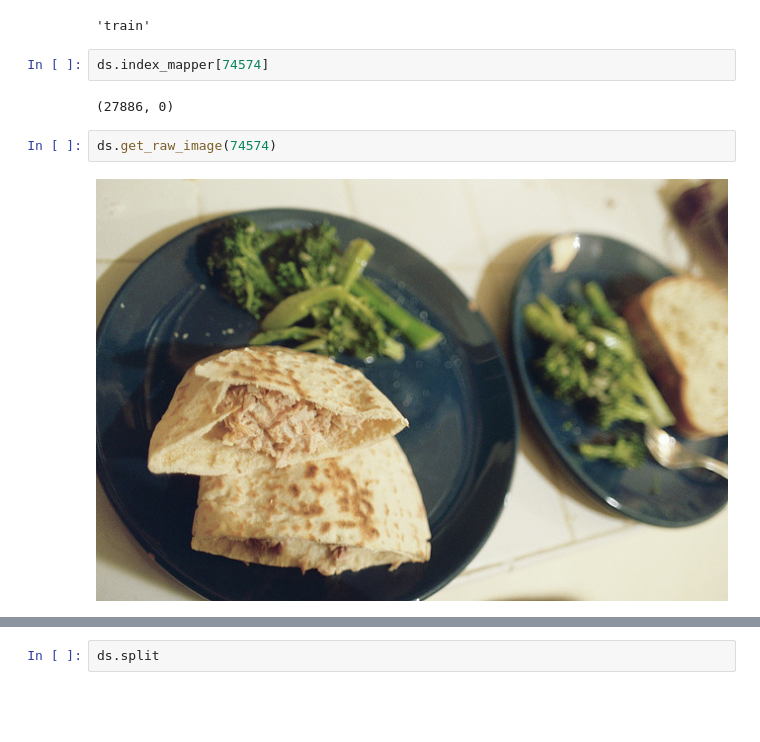
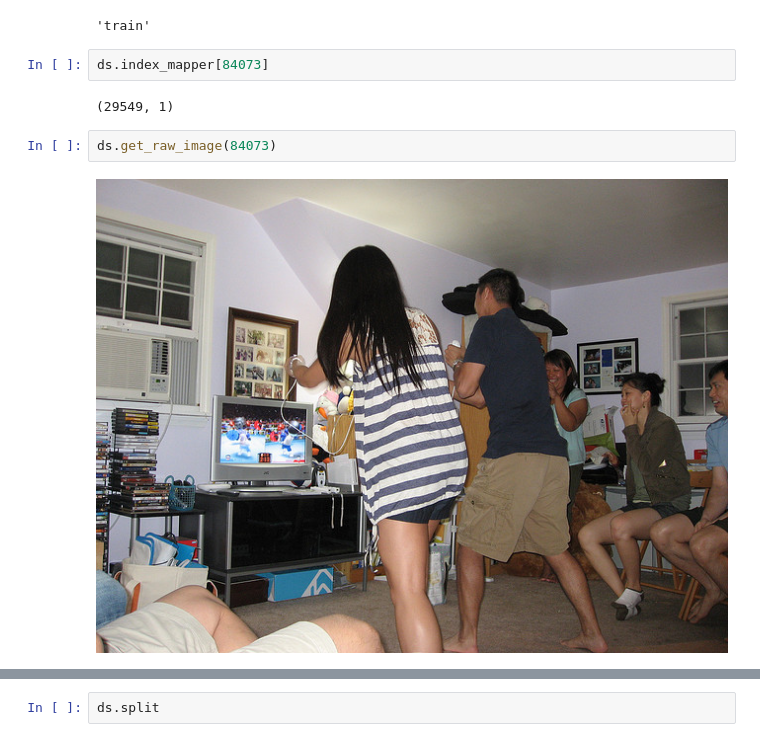
Before and after one commit to claytonfields/renaissance, a Jupyter notebook: Untitled.ipynb, the cells around one changed output, grey strips where cells are left out. Drawn from its saved outputs; the diff is of its cells as text; blank space fills up the shorter version.

```diff
--- a/Untitled.ipynb
+++ b/Untitled.ipynb
@@ -179,13 +165,13 @@ ds.split
 # %% [output]
 'train'
 # %%
-ds.index_mapper[74574]
+ds.index_mapper[84073]
 # %% [output]
-(27886, 0)
+(29549, 1)
 # %%
-ds.get_raw_image(74574)
+ds.get_raw_image(84073)
 # %% [output]
-[figure, old version]
+[figure, new version]
 # %%
 ds.table['labels'].__len__()
 # %% [output]
```
Also changed, not shown: parts of 35 cells of this notebook, 5 other files.
